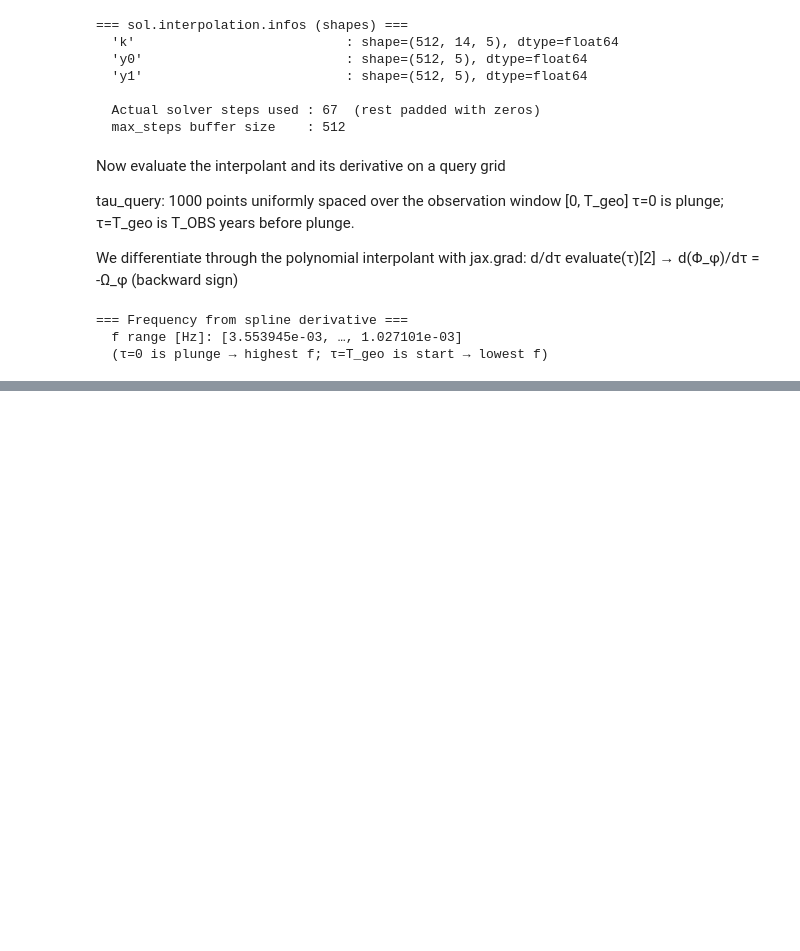
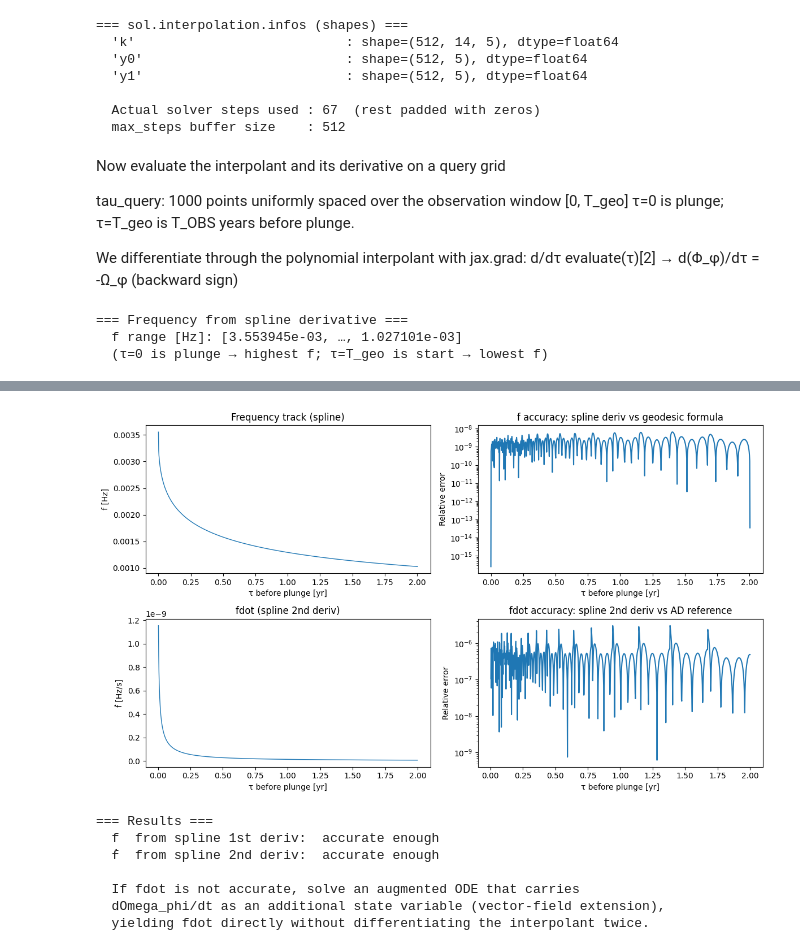
Before and after one commit to BertDepoorter/fewtrax, a Jupyter notebook: custom_f-fdot_functionality.ipynb, the cells around one changed output, grey strips where cells are left out. Cells and saved outputs as stored; diff of their text form; code cells hidden in the pictures; blank space fills up the shorter version.

```diff
--- a/custom_f-fdot_functionality.ipynb
+++ b/custom_f-fdot_functionality.ipynb
@@ -335,0 +306,48 @@ print(
+# %%
+
+# make plot
+t_phys = tau_query * M_s   # [s] - physical time before plunge
+
+# fdot is evaluated on an interior grid to avoid endpoint artifacts
+edge_pad = 2
+tau_query_fd = jnp.asarray(tau_query[edge_pad:-edge_pad], jnp.float64)
+t_phys_fd = tau_query_fd * M_s
+
+fig, axes = plt.subplots(2, 2, figsize=(12, 7))
+axes[0, 0].plot(t_phys / 3.15e7, np.array(f_spline), lw=1)
+axes[0, 0].set(xlabel="τ before plunge [yr]", ylabel="f [Hz]", title="Frequency track (spline)")
+
+axes[0, 1].semilogy(t_phys / 3.15e7, np.array(rel_err_f))
+axes[0, 1].set(xlabel="τ before plunge [yr]", ylabel="Relative error",
+               title="f accuracy: spline deriv vs geodesic formula")
+
+axes[1, 0].plot(t_phys_fd / 3.15e7, np.array(fdot_spline), lw=1)
+axes[1, 0].set(xlabel="τ before plunge [yr]", ylabel="ḟ [Hz/s]", title="fdot (spline 2nd deriv)")
+
+axes[1, 1].semilogy(t_phys_fd / 3.15e7, np.array(rel_err_fd))
+axes[1, 1].set(xlabel="τ before plunge [yr]", ylabel="Relative error",
+               title="fdot accuracy: spline 2nd deriv vs AD reference")
+
+plt.tight_layout()
+plt.show()
+
+# print out the results
+print("\n=== Results ===")
+f_ok   = float(jnp.max(rel_err_f))  < 1e-6
+fd_ok  = float(jnp.max(rel_err_fd)) < 1e-4
+print(f"  f  from spline 1st deriv: {' accurate enough' if f_ok  else 'needs augmented ODE'}")
+print(f"  ḟ  from spline 2nd deriv: {' accurate enough' if fd_ok else 'needs augmented ODE'}")
+print(
+    "\n  If fdot is not accurate, solve an augmented ODE that carries\n"
+    "  dOmega_phi/dt as an additional state variable (vector-field extension),\n"
+    "  yielding fdot directly without differentiating the interpolant twice."
+)
+# %% [output]
+[figure, added]
+=== Results ===
+  f  from spline 1st deriv:  accurate enough
+  ḟ  from spline 2nd deriv:  accurate enough
+
+  If fdot is not accurate, solve an augmented ODE that carries
+  dOmega_phi/dt as an additional state variable (vector-field extension),
+  yielding fdot directly without differentiating the interpolant twice.
```
Also changed, not shown: parts of 3 cells of this notebook.
